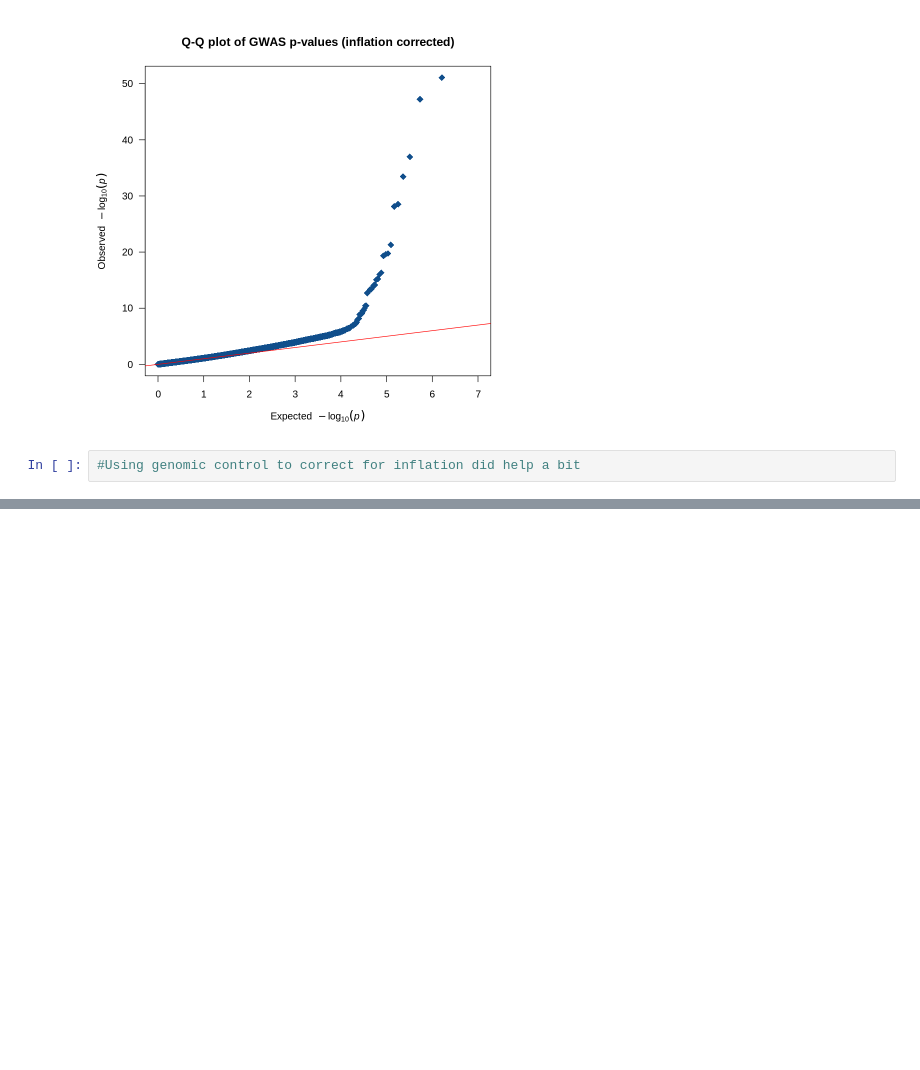
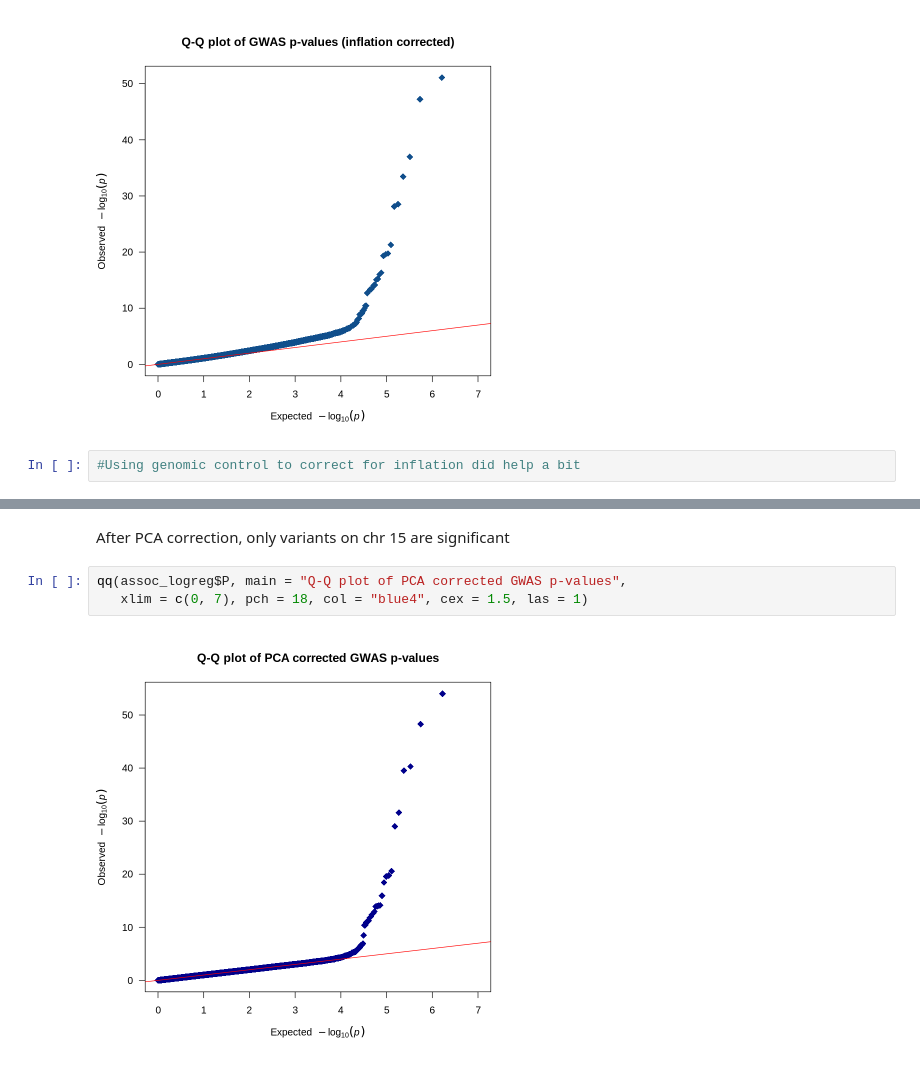
Before and after one commit to rimyjen/popgen-GWAS, a Jupyter notebook: gwas_eyecolor_rikke.ipynb, the cells around one changed output, grey strips where cells are left out. Drawn from its saved outputs; the diff is of its cells as text; blank space fills up the shorter version.

```diff
--- a/gwas_eyecolor_rikke.ipynb
+++ b/gwas_eyecolor_rikke.ipynb
@@ -451,0 +484,7 @@ qq(assoc_fisher$corrected_p, main = "Q-Q plot of GWAS p-values (inflation correc
+# %% [markdown]
+After PCA correction, only variants on chr 15 are significant
+# %%
+qq(assoc_logreg$P, main = "Q-Q plot of PCA corrected GWAS p-values",
+   xlim = c(0, 7), pch = 18, col = "blue4", cex = 1.5, las = 1)
+# %% [output]
+[figure, added]
```
Also changed, not shown: parts of 27 cells of this notebook.
